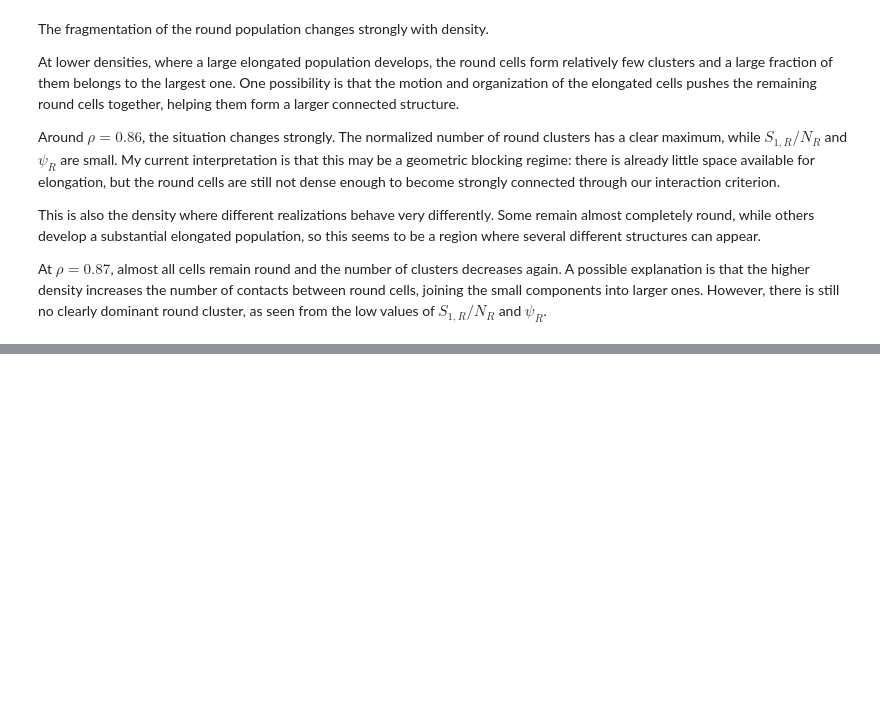
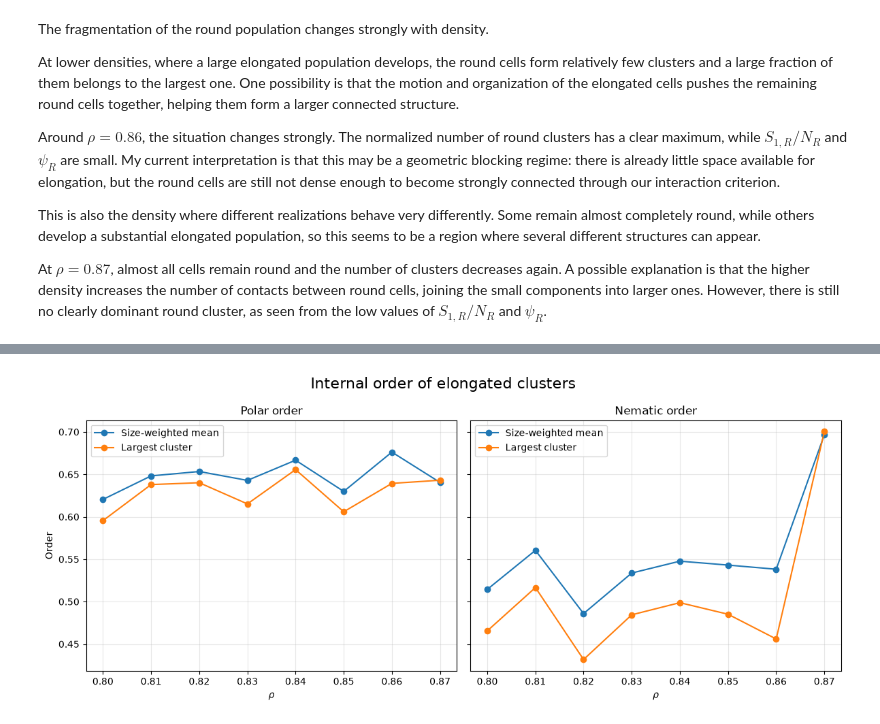
Before and after one commit to gonzaloangaut/oncostreams_analysis_triangular, a Jupyter notebook: clusters_analysis.ipynb, the cells around one changed output, grey strips where cells are left out. Drawn from its saved outputs; the diff is of its cells as text; code cells hidden in the pictures; blank space fills up the shorter version.

Commit message:
Analyzed order and motion of elongated clusters

```diff
--- a/clusters_analysis.ipynb
+++ b/clusters_analysis.ipynb
@@ -731,0 +796,73 @@ At $\rho=0.87$, almost all cells remain round and the number of clusters decreas
+# %%
+fig, axs = plt.subplots(
+    1,
+    2,
+    figsize=(12, 5),
+    sharex=True,
+    sharey=True,
+)
+
+# Polar order
+axs[0].plot(
+    elongated_order_rho["rho"],
+    elongated_order_rho["weighted_polar"],
+    marker="o",
+    label="Size-weighted mean",
+)
+
+axs[0].plot(
+    elongated_order_rho["rho"],
+    elongated_order_rho["largest_polar"],
+    marker="o",
+    label="Largest cluster",
+)
+
+axs[0].set_title("Polar order")
+axs[0].set_xlabel(r"$\rho$")
+axs[0].set_ylabel("Order")
+axs[0].grid(alpha=0.3)
+axs[0].legend()
+
+
+# Nematic order
+axs[1].plot(
+    elongated_order_rho["rho"],
+    elongated_order_rho["weighted_nematic"],
+    marker="o",
+    label="Size-weighted mean",
+)
+
+axs[1].plot(
+    elongated_order_rho["rho"],
+    elongated_order_rho["largest_nematic"],
+    marker="o",
+    label="Largest cluster",
+)
+
+axs[1].set_title("Nematic order")
+axs[1].set_xlabel(r"$\rho$")
+axs[1].grid(alpha=0.3)
+axs[1].legend()
+
+
+graph_title = "Internal order of elongated clusters"
+fig.suptitle(graph_title, fontsize=16)
+
+rout_title = graph_title.lower().replace(" ", "_")
+
+folder_name = "figures/clusters"
+
+if not os.path.exists(folder_name):
+    os.makedirs(folder_name)
+
+plt.tight_layout()
+
+plt.savefig(
+    f"{folder_name}/{rout_title}.png",
+    dpi=300,
+    bbox_inches="tight",
+)
+
+plt.show()
+# %% [output]
+[figure, added]
```
Also changed, not shown: parts of 11 cells of this notebook, 2 other files.
